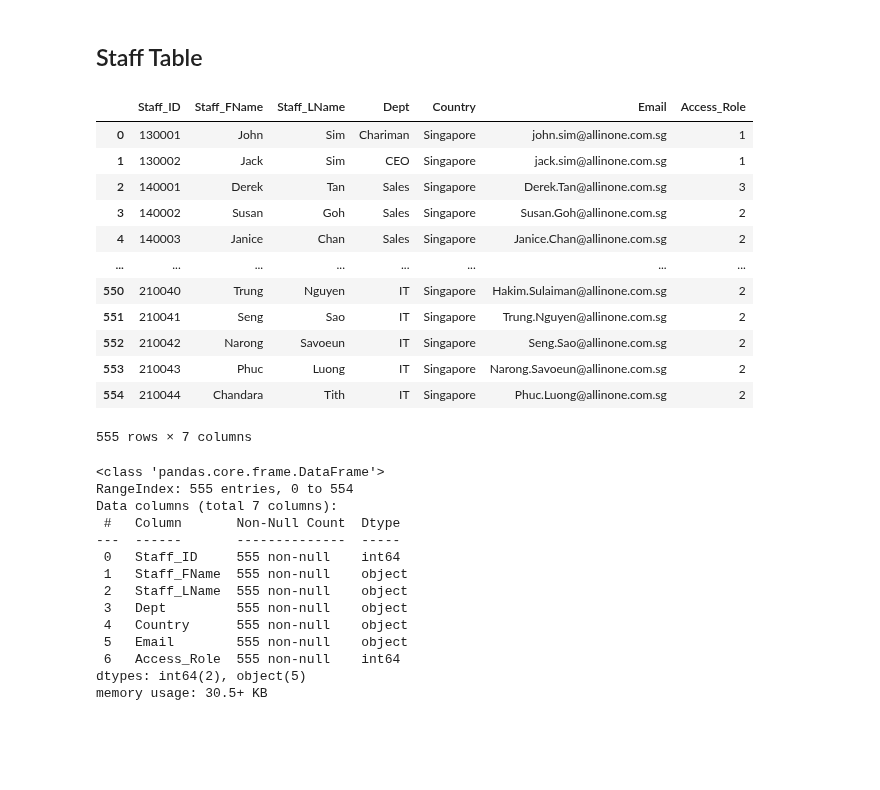
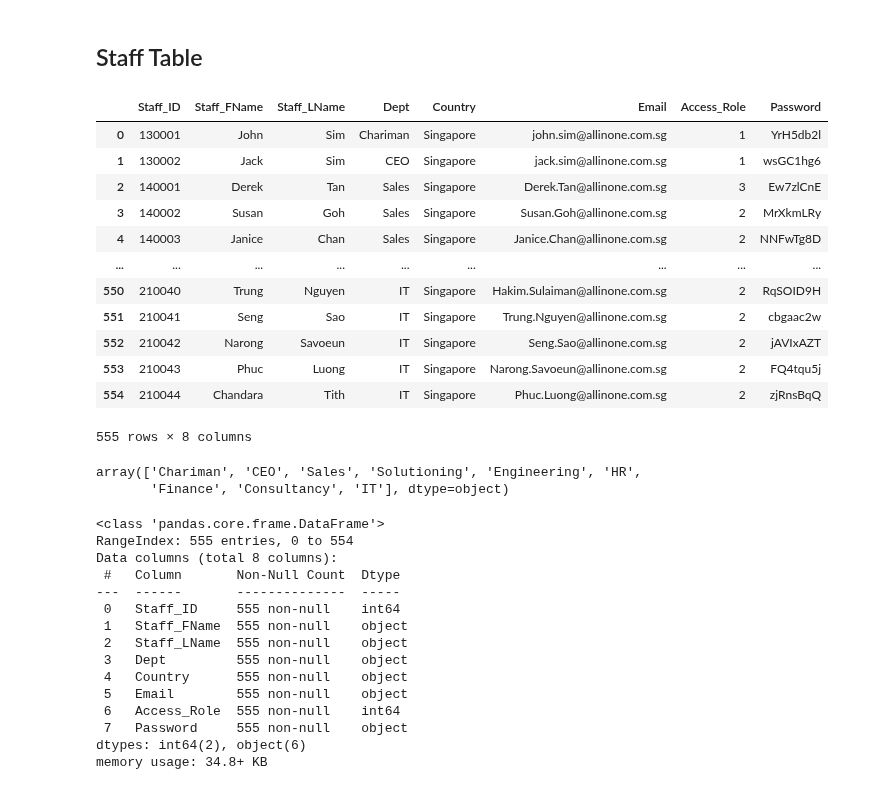
Before and after one commit to L1uM4rt1n/SPM-Project, a Jupyter notebook: backend/database/customer_csv_files/csv_files.ipynb, the cells around one changed output. Saved outputs shown, nothing was run; the diff lists cells and outputs as text; code cells hidden in the pictures; blank space fills up the shorter version.

```diff
--- a/backend/database/customer_csv_files/csv_files.ipynb
+++ b/backend/database/customer_csv_files/csv_files.ipynb
@@ -236,30 +254,49 @@ memory usage: 41.8+ KB
 staff_skill_df.to_csv("Final_Staff_Skill.csv", index=False)
 # %% [markdown]
 ## Staff Table
+# %%
+def generate_password(length=8):
+    characters = string.ascii_letters + string.digits
+    return ''.join(random.choice(characters) for _ in range(length))
 # %%
 staff_df = pd.read_csv("staff.csv")
 staff_df = staff_df.rename(columns={'Role': 'Access_Role'})
+
+# resolve issue that 1 person has duplicate rows due to different department
+# create a same password for each email, dont need to specify "UNIQUE" in sql file then
+email_password_dict = {}
+for email, group in staff_df.groupby('Email'):
+    password = generate_password()
+    email_password_dict[email] = password
+
+staff_df['Password'] = staff_df['Email'].map(email_password_dict)
+
 staff_df
 # %% [output]
-|  | Staff_ID | Staff_FName | Staff_LName | Dept | Country | Email | Access_Role |
-| 0 | 130001 | John | Sim | Chariman | Singapore | john.sim@allinone.com.sg | 1 |
-| 1 | 130002 | Jack | Sim | CEO | Singapore | jack.sim@allinone.com.sg | 1 |
-| 2 | 140001 | Derek | Tan | Sales | Singapore | Derek.Tan@allinone.com.sg | 3 |
-| 3 | 140002 | Susan | Goh | Sales | Singapore | Susan.Goh@allinone.com.sg | 2 |
-| 4 | 140003 | Janice | Chan | Sales | Singapore | Janice.Chan@allinone.com.sg | 2 |
-| ... | ... | ... | ... | ... | ... | ... | ... |
-| 550 | 210040 | Trung | Nguyen | IT | Singapore | Hakim.Sulaiman@allinone.com.sg | 2 |
-| 551 | 210041 | Seng | Sao | IT | Singapore | Trung.Nguyen@allinone.com.sg | 2 |
-| 552 | 210042 | Narong | Savoeun | IT | Singapore | Seng.Sao@allinone.com.sg | 2 |
-| 553 | 210043 | Phuc | Luong | IT | Singapore | Narong.Savoeun@allinone.com.sg | 2 |
-| 554 | 210044 | Chandara | Tith | IT | Singapore | Phuc.Luong@allinone.com.sg | 2 |
+|  | Staff_ID | Staff_FName | Staff_LName | Dept | Country | Email | Access_Role | Password |
+| 0 | 130001 | John | Sim | Chariman | Singapore | john.sim@allinone.com.sg | 1 | YrH5db2l |
+| 1 | 130002 | Jack | Sim | CEO | Singapore | jack.sim@allinone.com.sg | 1 | wsGC1hg6 |
+| 2 | 140001 | Derek | Tan | Sales | Singapore | Derek.Tan@allinone.com.sg | 3 | Ew7zlCnE |
+| 3 | 140002 | Susan | Goh | Sales | Singapore | Susan.Goh@allinone.com.sg | 2 | MrXkmLRy |
+| 4 | 140003 | Janice | Chan | Sales | Singapore | Janice.Chan@allinone.com.sg | 2 | NNFwTg8D |
+| ... | ... | ... | ... | ... | ... | ... | ... | ... |
+| 550 | 210040 | Trung | Nguyen | IT | Singapore | Hakim.Sulaiman@allinone.com.sg | 2 | RqSOID9H |
+| 551 | 210041 | Seng | Sao | IT | Singapore | Trung.Nguyen@allinone.com.sg | 2 | cbgaac2w |
+| 552 | 210042 | Narong | Savoeun | IT | Singapore | Seng.Sao@allinone.com.sg | 2 | jAVIxAZT |
+| 553 | 210043 | Phuc | Luong | IT | Singapore | Narong.Savoeun@allinone.com.sg | 2 | FQ4tqu5j |
+| 554 | 210044 | Chandara | Tith | IT | Singapore | Phuc.Luong@allinone.com.sg | 2 | zjRnsBqQ |
-555 rows × 7 columns
+555 rows × 8 columns
+# %%
+staff_df['Dept'].unique()
+# %% [output]
+array(['Chariman', 'CEO', 'Sales', 'Solutioning', 'Engineering', 'HR',
+       'Finance', 'Consultancy', 'IT'], dtype=object)
 # %%
 staff_df.info()
 # %% [output]
 <class 'pandas.core.frame.DataFrame'>
 RangeIndex: 555 entries, 0 to 554
-Data columns (total 7 columns):
+Data columns (total 8 columns):
  #   Column       Non-Null Count  Dtype
 ---  ------       --------------  -----
  0   Staff_ID     555 non-null    int64
@@ -269,7 +306,8 @@ Data columns (total 7 columns):
  4   Country      555 non-null    object
  5   Email        555 non-null    object
  6   Access_Role  555 non-null    int64
-dtypes: int64(2), object(5)
-memory usage: 30.5+ KB
+ 7   Password     555 non-null    object
+dtypes: int64(2), object(6)
+memory usage: 34.8+ KB
 # %%
 staff_df.to_csv("Final_Staff.csv", index=False)
```
Also changed, not shown: parts of 3 cells of this notebook, 2 other files.
